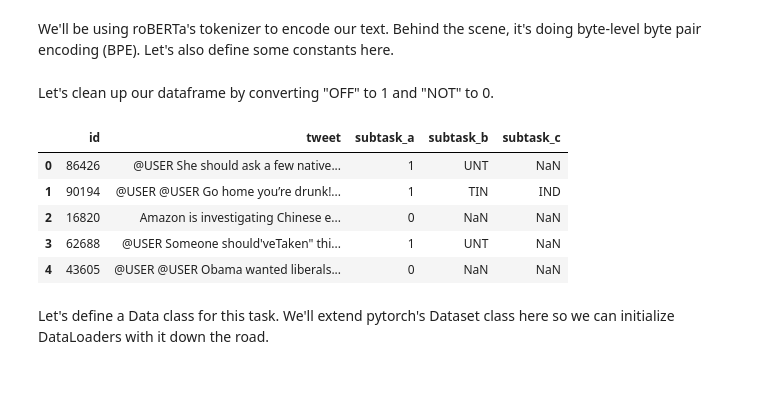
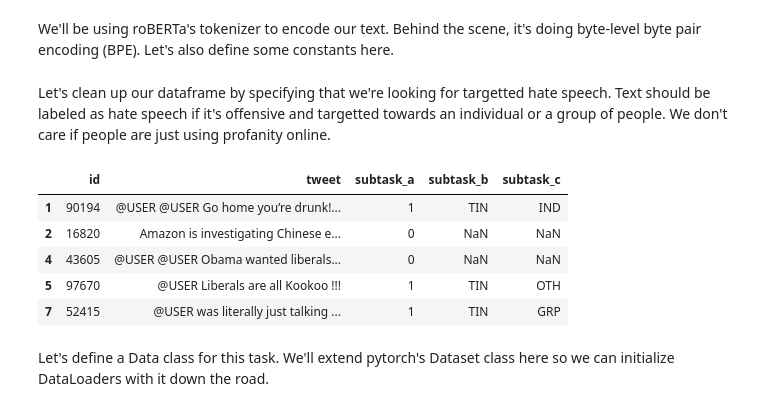
Before and after one commit to camilodoa/cis-522, a Jupyter notebook: hate_speech_classifier.ipynb, the cells around one changed output. Saved outputs shown, nothing was run; the diff lists cells and outputs as text; code cells hidden in the pictures; blank space fills up the shorter version.

```diff
--- a/hate_speech_classifier.ipynb
+++ b/hate_speech_classifier.ipynb
@@ -105,16 +100,17 @@ epochs = 100
 # %% [markdown]
-Let's clean up our dataframe by converting "OFF" to 1 and "NOT" to 0.
+Let's clean up our dataframe by specifying that we're looking for targetted hate speech. Text should be labeled as hate speech if it's offensive and targetted towards an individual or a group of people. We don't care if people are just using profanity online.
 # %%
-data.loc[data["subtask_a"] == "OFF", "subtask_a"] = 1
+data.loc[(data["subtask_a"] == "OFF") & (data["subtask_b"] == "TIN"), "subtask_a"] = 1
 data.loc[data["subtask_a"] == "NOT", "subtask_a"] = 0
+data = data[(data["subtask_a"] == 0) |  (data["subtask_a"] == 1)]
 data.head()
 # %% [output]
 |  | id | tweet | subtask_a | subtask_b | subtask_c |
-| 0 | 86426 | @USER She should ask a few native... | 1 | UNT | NaN |
 | 1 | 90194 | @USER @USER Go home you’re drunk!... | 1 | TIN | IND |
 | 2 | 16820 | Amazon is investigating Chinese e... | 0 | NaN | NaN |
-| 3 | 62688 | @USER Someone should'veTaken" thi... | 1 | UNT | NaN |
 | 4 | 43605 | @USER @USER Obama wanted liberals... | 0 | NaN | NaN |
+| 5 | 97670 | @USER Liberals are all Kookoo !!! | 1 | TIN | OTH |
+| 7 | 52415 | @USER was literally just talking ... | 1 | TIN | GRP |
 # %% [markdown]
 Let's define a Data class for this task. We'll extend pytorch's Dataset class here so we can initialize DataLoaders with it down the road.
 # %%
```
Also changed, not shown: parts of 9 cells of this notebook, 3 other files.
